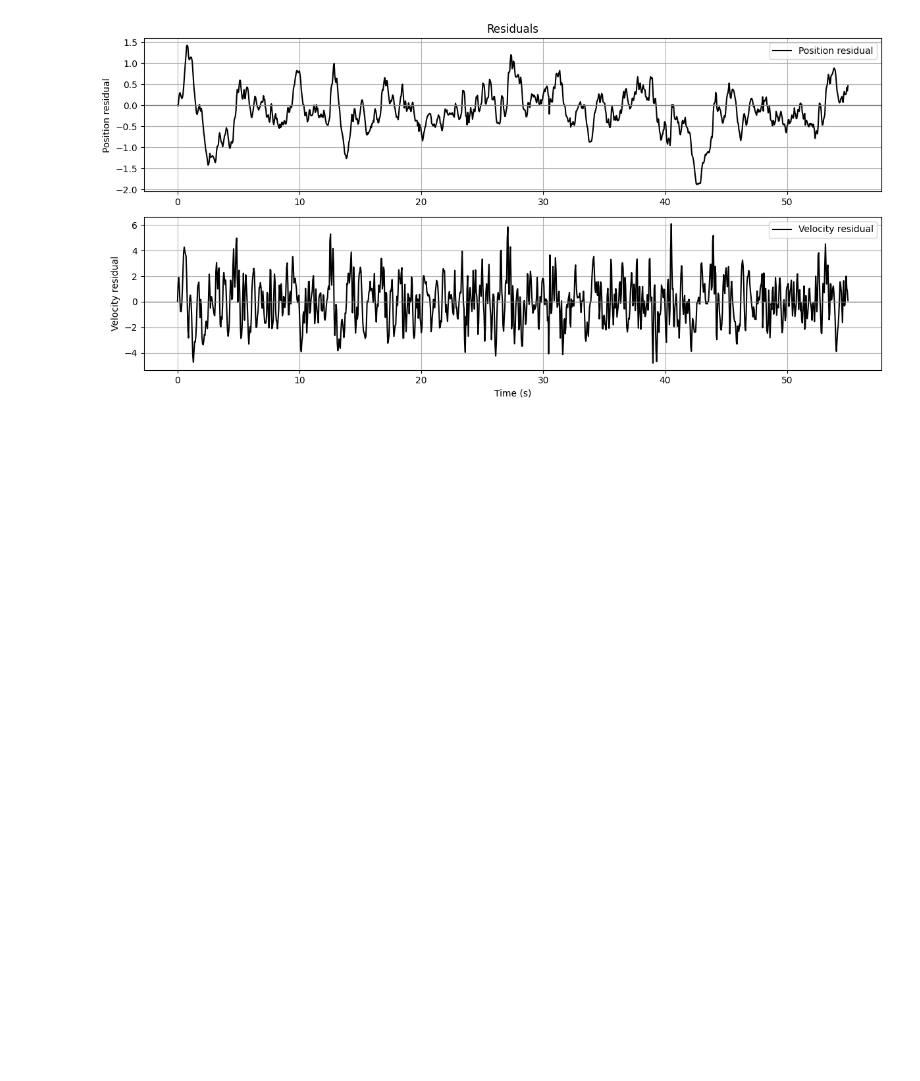
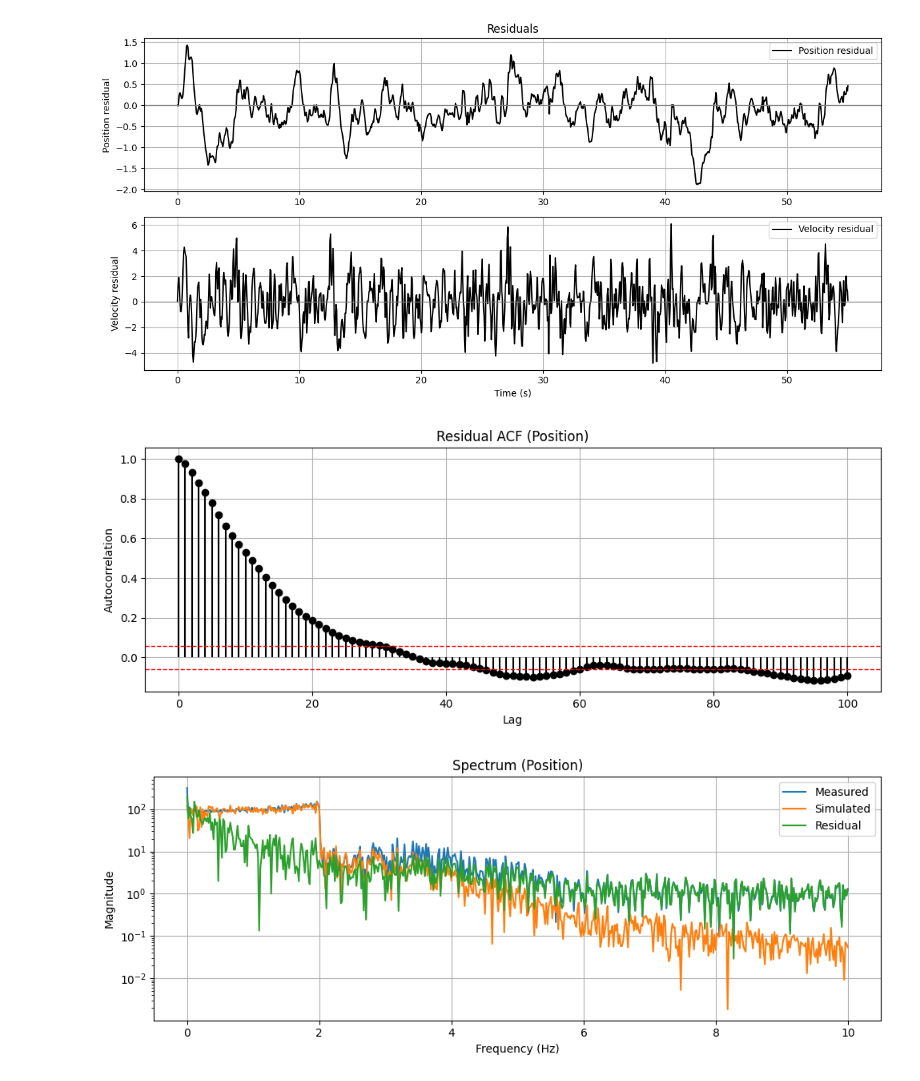
Before and after one commit to dani2442/2026-Hybrid-Signal-Learning, a Jupyter notebook: Pedagogical_example_NODE_linear_data.ipynb, the cells around one changed output. Drawn from its saved outputs; the diff is of its cells as text; code cells hidden in the pictures; blank space fills up the shorter version.

```diff
--- a/Pedagogical_example_NODE_linear_data.ipynb
+++ b/Pedagogical_example_NODE_linear_data.ipynb
@@ -271,7 +278,7 @@ plt.show()
 # Residual ACF (position)
 res = res_pos - np.mean(res_pos)
 N = len(res)
-max_lag = min(2000, N - 1)
+max_lag = min(100, N - 1)
 acf = np.correlate(res, res, mode='full')
 acf = acf[N-1:N+max_lag] / acf[N-1]
 
@@ -305,30 +312,33 @@ plt.title('Spectrum (Position)')
 plt.xlabel('Frequency (Hz)')
 plt.ylabel('Magnitude')
 plt.grid(True)
 plt.legend()
 plt.tight_layout()
 plt.show()
 
 # Time window zooms (position only)
 win_sec = 5.0
 win_n = int(win_sec / Ts)
 
 starts = [0, max(0, (len(t) - win_n) // 2), max(0, len(t) - win_n)]
 labels = ["Start", "Middle", "End"]
 
 plt.figure(figsize=(10, 8))
 for i, s in enumerate(starts):
     e = min(len(t), s + win_n)
     plt.subplot(3, 1, i+1)
     plt.plot(t[s:e], y_sim[s:e, 0], 'k-', label='Measured')
     plt.plot(t[s:e], full_pred[s:e, 0], 'r--', label='Simulated')
     plt.title(f"Zoom ({labels[i]})")
     plt.ylabel('Position')
     if i == 2:
         plt.xlabel('Time (s)')
     plt.grid(True)
     if i == 0:
         plt.legend()
 
 plt.tight_layout()
 plt.show()
+# %% [output]
+[figure, added]
+[figure, added]
```
Also changed, not shown: parts of 4 cells of this notebook.
